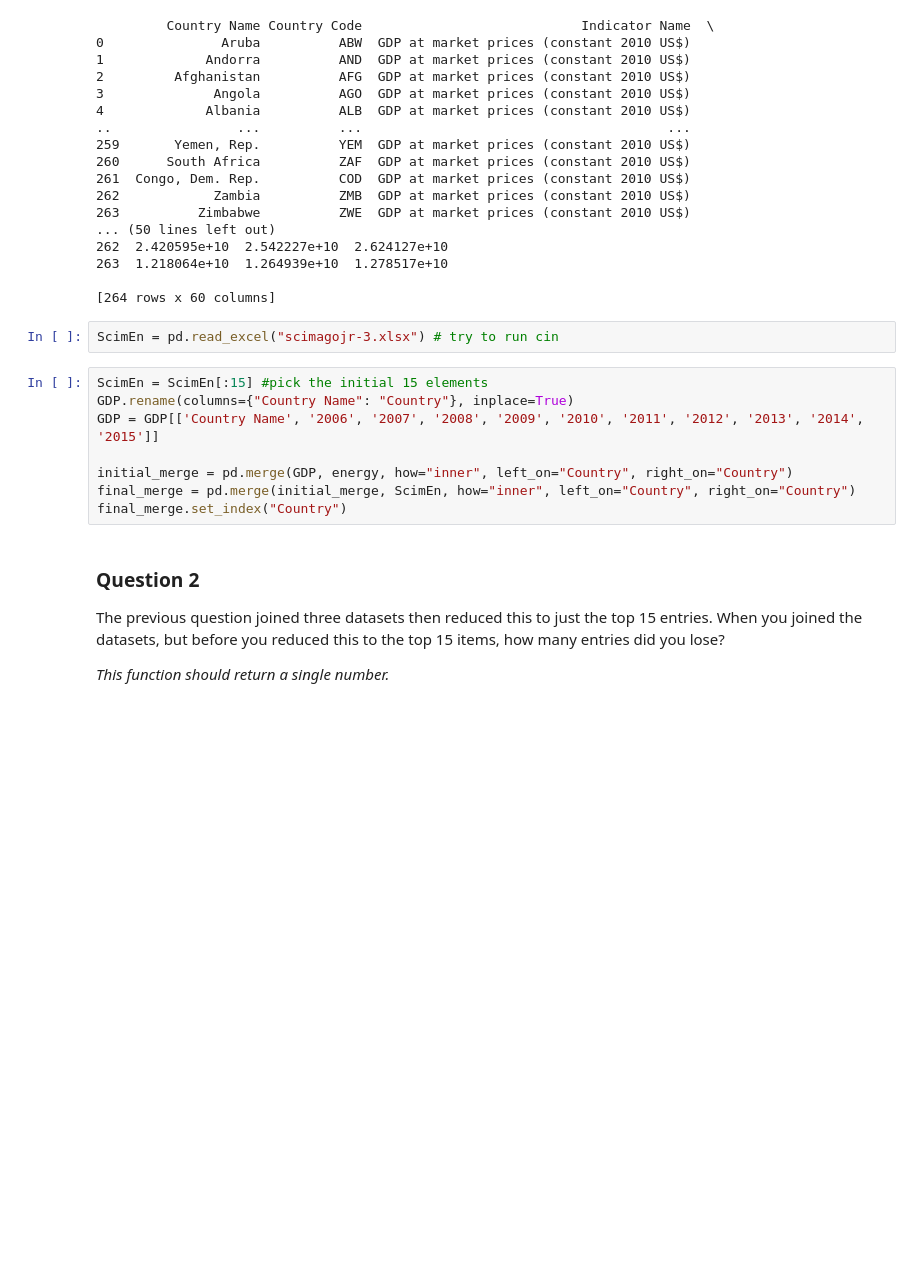
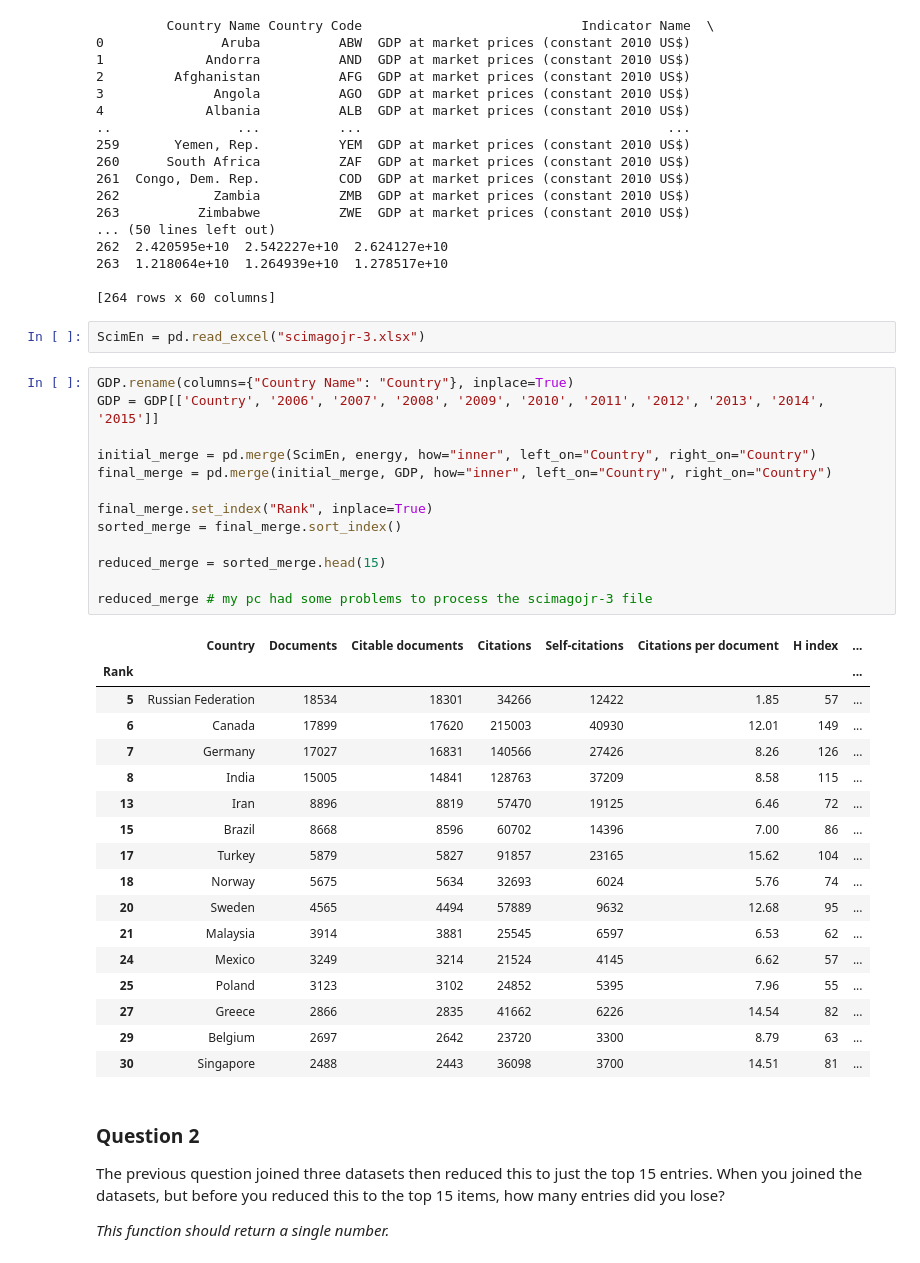
Before and after one commit to thomazcabral/Data_Science-ML, a Jupyter notebook: Data Science with Python/C1 (Introduction to Data Science in Python)/W3 (More Data Processing with Pandas)/More Pandas/Assignment3/assignment3.ipynb, the cells around one changed output. Drawn from its saved outputs; the diff is of its cells as text; blank space fills up the shorter version.

```diff
--- a/Data Science with Python/C1 (Introduction to Data Science in Python)/W3 (More Data Processing with Pandas)/More Pandas/Assignment3/assignment3.ipynb
+++ b/Data Science with Python/C1 (Introduction to Data Science in Python)/W3 (More Data Processing with Pandas)/More Pandas/Assignment3/assignment3.ipynb
@@ -108,15 +108,38 @@ print(GDP)
 
 [264 rows x 60 columns]
 # %%
-ScimEn = pd.read_excel("scimagojr-3.xlsx") # try to run cin
+ScimEn = pd.read_excel("scimagojr-3.xlsx")
 # %%
-ScimEn = ScimEn[:15] #pick the initial 15 elements
 GDP.rename(columns={"Country Name": "Country"}, inplace=True)
-GDP = GDP[['Country Name', '2006', '2007', '2008', '2009', '2010', '2011', '2012', '2013', '2014', '2015']]
+GDP = GDP[['Country', '2006', '2007', '2008', '2009', '2010', '2011', '2012', '2013', '2014', '2015']]
 
-initial_merge = pd.merge(GDP, energy, how="inner", left_on="Country", right_on="Country")
-final_merge = pd.merge(initial_merge, ScimEn, how="inner", left_on="Country", right_on="Country")
-final_merge.set_index("Country")
+initial_merge = pd.merge(ScimEn, energy, how="inner", left_on="Country", right_on="Country")
+final_merge = pd.merge(initial_merge, GDP, how="inner", left_on="Country", right_on="Country")
+
+final_merge.set_index("Rank", inplace=True)
+sorted_merge = final_merge.sort_index()
+
+reduced_merge = sorted_merge.head(15)
+
+reduced_merge # my pc had some problems to process the scimagojr-3 file
+# %% [output]
+|  | Country | Documents | Citable documents | Citations | Self-citations | Citations per document | H index | ... |
+| Rank |  |  |  |  |  |  |  | ... |
+| 5 | Russian Federation | 18534 | 18301 | 34266 | 12422 | 1.85 | 57 | ... |
+| 6 | Canada | 17899 | 17620 | 215003 | 40930 | 12.01 | 149 | ... |
+| 7 | Germany | 17027 | 16831 | 140566 | 27426 | 8.26 | 126 | ... |
+| 8 | India | 15005 | 14841 | 128763 | 37209 | 8.58 | 115 | ... |
+| 13 | Iran | 8896 | 8819 | 57470 | 19125 | 6.46 | 72 | ... |
+| 15 | Brazil | 8668 | 8596 | 60702 | 14396 | 7.00 | 86 | ... |
+| 17 | Turkey | 5879 | 5827 | 91857 | 23165 | 15.62 | 104 | ... |
+| 18 | Norway | 5675 | 5634 | 32693 | 6024 | 5.76 | 74 | ... |
+| 20 | Sweden | 4565 | 4494 | 57889 | 9632 | 12.68 | 95 | ... |
+| 21 | Malaysia | 3914 | 3881 | 25545 | 6597 | 6.53 | 62 | ... |
+| 24 | Mexico | 3249 | 3214 | 21524 | 4145 | 6.62 | 57 | ... |
+| 25 | Poland | 3123 | 3102 | 24852 | 5395 | 7.96 | 55 | ... |
+| 27 | Greece | 2866 | 2835 | 41662 | 6226 | 14.54 | 82 | ... |
+| 29 | Belgium | 2697 | 2642 | 23720 | 3300 | 8.79 | 63 | ... |
+| 30 | Singapore | 2488 | 2443 | 36098 | 3700 | 14.51 | 81 | ... |
 # %% [markdown]
 ### Question 2
 The previous question joined three datasets then reduced this to just the top 15 entries. When you joined the datasets, but before you reduced this to the top 15 items, how many entries did you lose?
```
Also changed, not shown: parts of 13 cells of this notebook.
